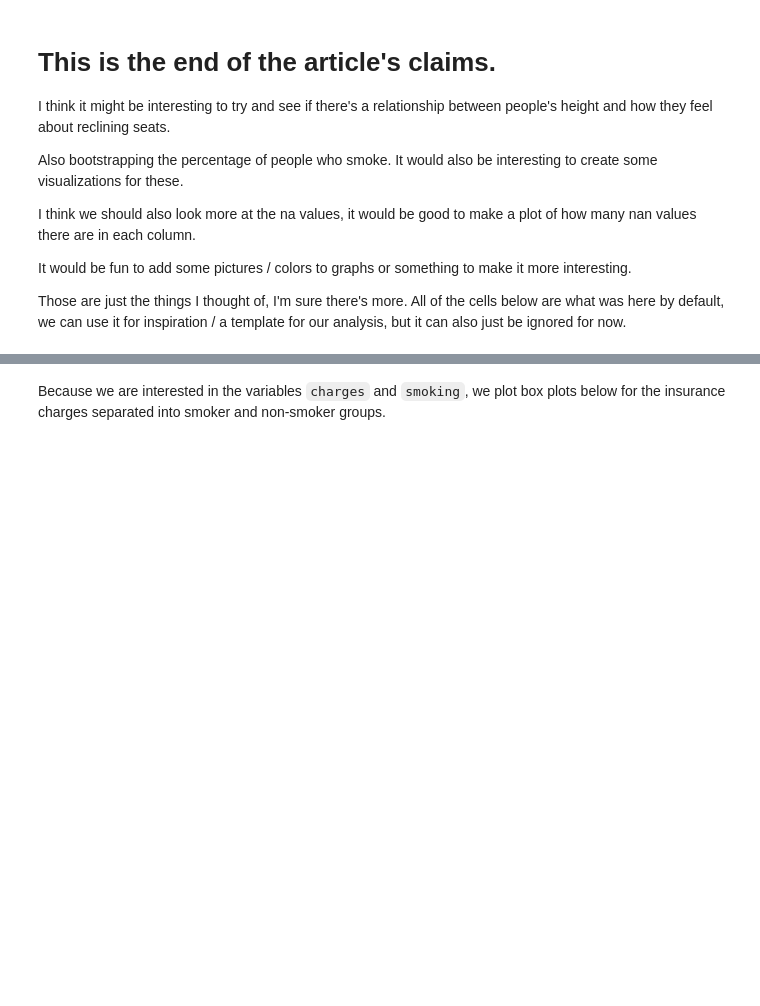
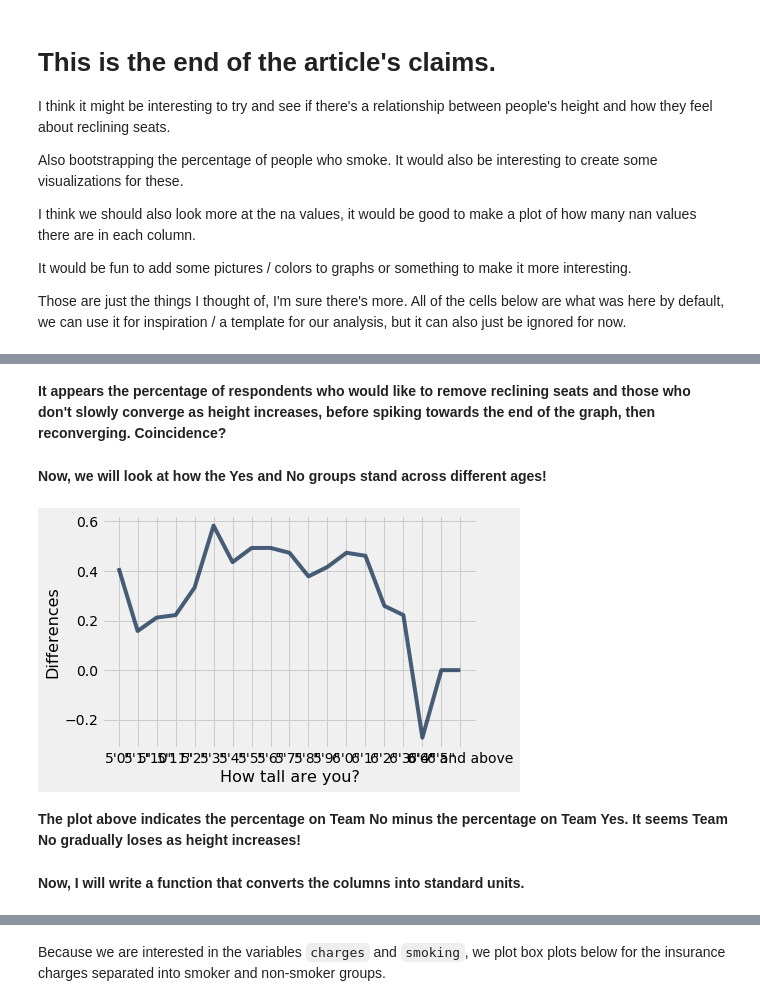
Before and after one commit to ls88-openscienceconnector/final-project-team-2, a Jupyter notebook: notebooks/airplane-analysis.ipynb, the cells around one changed output, grey strips where cells are left out. Drawn from its saved outputs; the diff is of its cells as text; code cells hidden in the pictures; blank space fills up the shorter version.

```diff
--- a/notebooks/airplane-analysis.ipynb
+++ b/notebooks/airplane-analysis.ipynb
@@ -476,0 +506,14 @@ Those are just the things I thought of, I'm sure there's more. All of the cells
+# %% [markdown]
+**It appears the percentage of respondents who would like to remove reclining seats and those who don't slowly converge as height increases, before spiking towards the end of the graph, then reconverging. Coincidence?**
+# %% [markdown]
+**Now, we will look at how the Yes and No groups stand across different ages!**
+# %%
+Differences=processed_height_final.take(np.arange(19)).column('Percentage No')-processed_height_final.take(np.arange(19)).column('Percentage Yes')
+Differences_refined=processed_height_final.take(np.arange(19)).with_column('Differences',Differences)
+Differences_refined.plot(0,6)
+# %% [output]
+[figure, added]
+# %% [markdown]
+**The plot above indicates the percentage on Team No minus the percentage on Team Yes. It seems Team No gradually loses as height increases!**
+# %% [markdown]
+**Now, I will write a function that converts the columns into standard units.**
```
Also changed, not shown: parts of 13 cells of this notebook.
